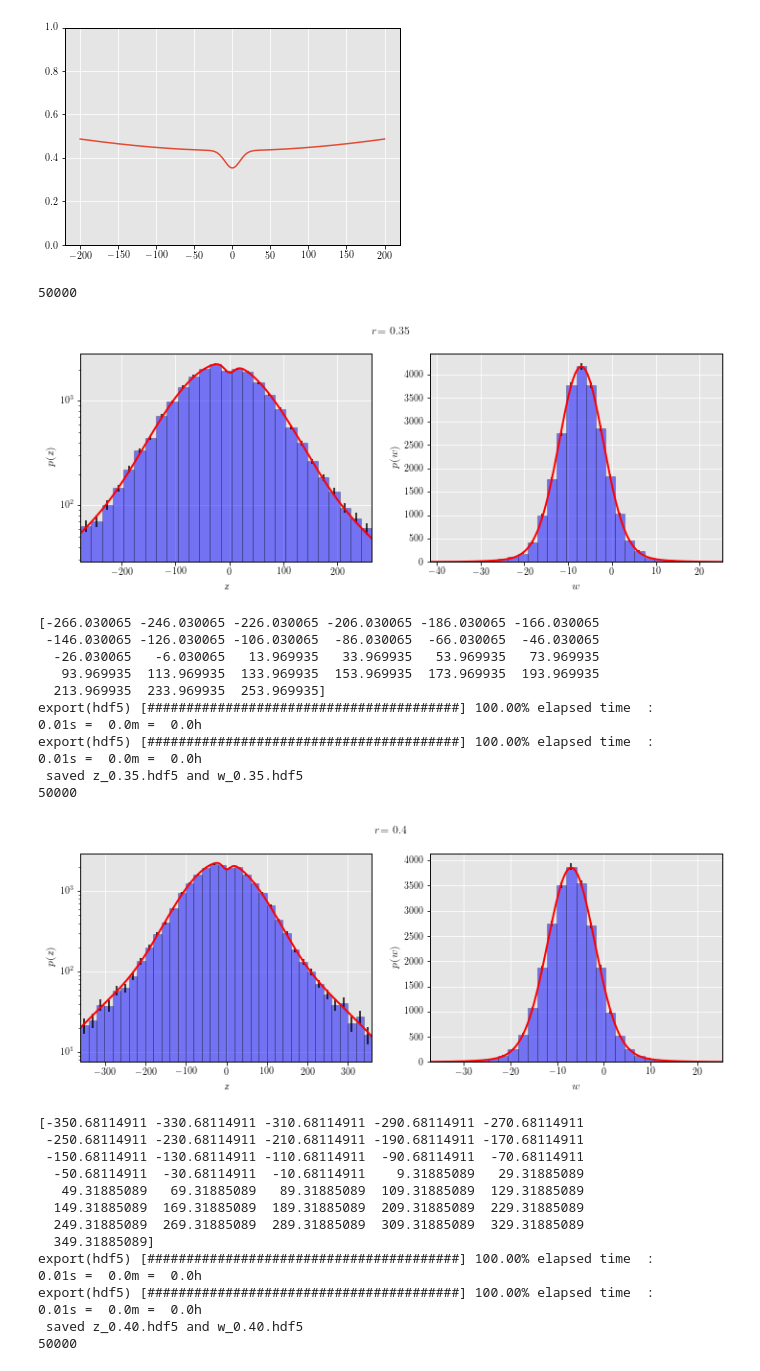
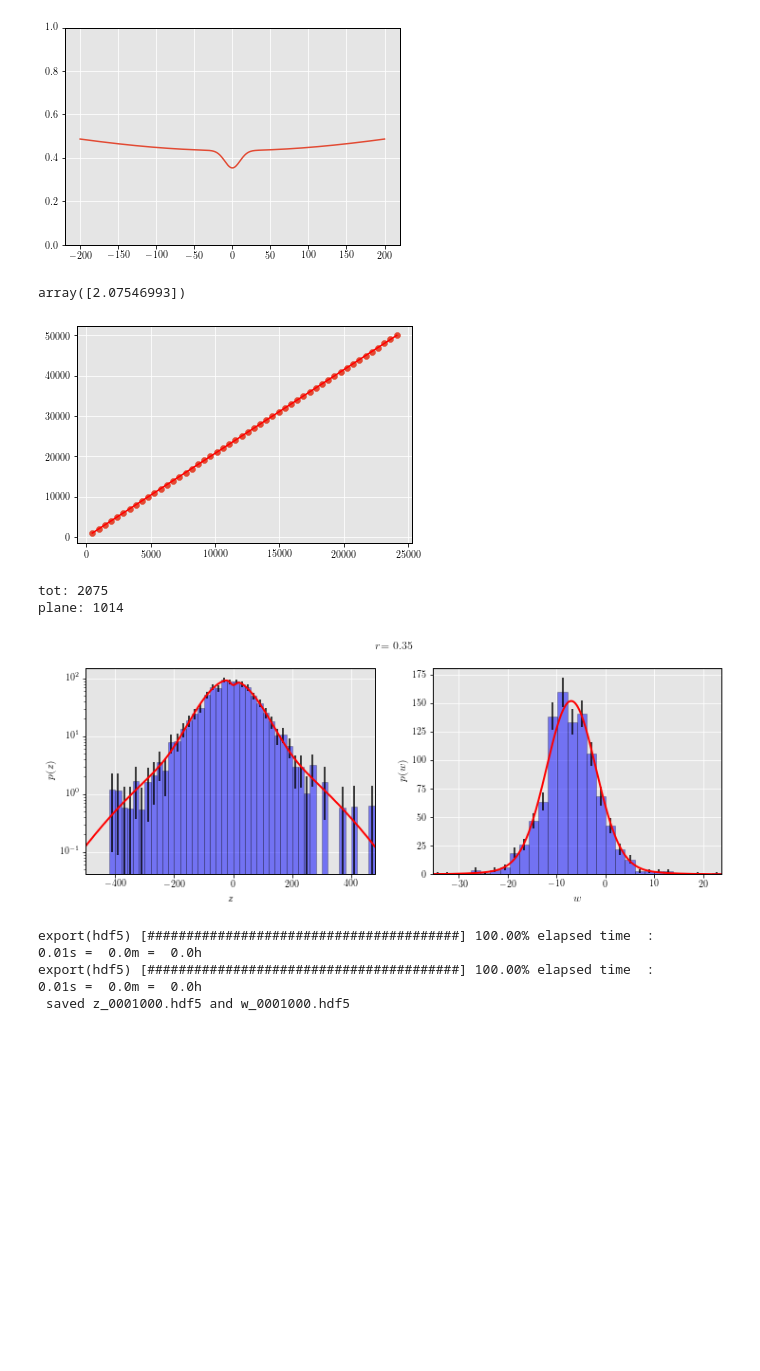
Before and after one commit to Alisyaifudin/Thesis-Project, a Jupyter notebook: 5_mcmc/6.3. mock.ipynb, the cells around one changed output. Drawn from its saved outputs; the diff is of its cells as text; code cells hidden in the pictures; blank space fills up the shorter version.

```diff
--- a/5_mcmc/6.3. mock.ipynb
+++ b/5_mcmc/6.3. mock.ipynb
@@ -209,0 +230,6 @@ run it in a script
+# %%
+baryon_dir = join(root_data_dir, "Baryon")
+baryon_dir
+# load baryons components
+df_baryon = vaex.open(join(baryon_dir, "baryon.hdf5"))
+df_baryon
@@ -210,5 +251,5 @@ run it in a script
 # %%
-chain = np.load(join(root_data_dir, "MCMC-mock", "chain.npy"))
+chain = np.load(join(root_data_dir, "MCMC-mock", "thin", "chain.npy"))
 chain.shape
 # %% [output]
 (1000000, 16, 2)
@@ -337,18 +384,29 @@ plt.ylim(0,1)
+# %%
+from scipy.optimize import curve_fit
+def line(x, a):
+    return a*x
+
+popt, _ = curve_fit(line, ns_plane, ns)
+
+plt.scatter(ns_plane, ns)
+plt.plot(ns_plane, line(ns_plane, *popt), 'r')
+popt
+# %% [output]
+array([2.07546993])
+[figure, added]
 # %%
 import vaex
 
-Nz = 50_000
-burn = 1000
-z = chain[burn:, :, 0].flatten()
-w = chain[burn:, :, 1].flatten()
-for i, zbi in enumerate(zb):
-    mask = np.abs(z) < zbi
+z = chain[:, :, 0].flatten()
+w = chain[:, :, 1].flatten()
+zb = 500
+# for i, Nw in enumerate([1000, 10_000, 100_000]):
+for i, Nw in enumerate([1000]):
+    ns = int(line(Nw, *popt))
+    mask = np.random.choice(len(z), ns)
     z_sample = z[mask]
     w_sample = w[mask]
-    index = np.random.randint(0, len(z_sample), Nz)
-    z_sample = z_sample[index]
-    w_sample = w_sample[index]
-    zedge = np.arange(-zbi, zbi, 20.)
+    zedge = np.arange(-zb, zb, 20.)
     znum, zedge = np.histogram(z_sample, bins=zedge)
     znum = znum.astype(float)
     dz = zedge[1]-zedge[0]
@@ -367,8 +425,8 @@ for i, zbi in enumerate(zb):
     area = simps(fz, zs)
     fz = fz/(area)*z_tot
 
-    zbound = 50
-    mask = np.abs(z_sample+zsun) < zbound
+    mask = np.abs(z_sample) < 50
+    nw = mask.sum()
     w_sample = w_sample[mask]
     wnum, wedge = np.histogram(w_sample, bins=30)
     wnum = wnum.astype(float)
@@ -378,59 +436,41 @@ for i, zbi in enumerate(zb):
     wnum = wnum[mask]
     wmid = wmid[mask]
     werr = np.sqrt(wnum)
     w_tot = wnum.sum()*dw
     ws = np.linspace(wedge.min(), wedge.max(), 1000)
     fw = Model.DM.fw(ws, theta)
     area = simps(fw, ws)
     fw = fw/area*w_tot
     wdata = (wmid, wnum)
 
     # plot the data
-    print(len(z_sample))
+    print("tot:", ns)
+    print("plane:", nw)
     fig, axes = plt.subplots(1, 2, figsize=(12, 4))
     axes[0].bar(zmid, znum, yerr=zerr, width=zedge[1]-zedge[0], color='b', alpha=0.5, ec="k")
     axes[0].plot(zs, fz, color='r', lw=2)
     axes[0].set_xlabel(r'$z$')
     axes[0].set_ylabel(r'$p(z)$')
     axes[0].set_xlim(zedge.min(), zedge.max())
     axes[0].set_yscale('log')
     axes[1].bar(wmid, wnum, yerr=werr, width=wedge[1]-wedge[0], color='b', alpha=0.5, ec="k")
     axes[1].plot(ws, fw, color='r', lw=2)
     axes[1].set_xlabel(r'$w$')
     axes[1].set_ylabel(r'$p(w)$')
     axes[1].set_xlim(wedge.min(), wedge.max())
     fig.suptitle(r'$r$= {}'.format(ratio[i]))
     plt.show()
     df_z = vaex.from_arrays(mid=zmid, num=znum, com=comp)
     df_w = vaex.from_arrays(mid=wmid, num=wnum)
-    print(zmid)
-    df_z.export(join(root_dir, 'Data', 'MCMC-mock', 'z', f'z_{ratio[i]:.02f}.hdf5'), progress=True)
-    df_w.export(join(root_dir, 'Data', 'MCMC-mock', 'z' , f'w_{ratio[i]:.02f}.hdf5'), progress=True)
-    print(f"saved z_{ratio[i]:.02f}.hdf5 and w_{ratio[i]:.02f}.hdf5")
+    df_z.export(join(root_dir, 'Data', 'MCMC-mock', 'thin', f'z_{Nw:07d}.hdf5'), progress=True)
+    df_w.export(join(root_dir, 'Data', 'MCMC-mock', 'thin' , f'w_{Nw:07d}.hdf5'), progress=True)
+    print(f"saved z_{Nw:07d}.hdf5 and w_{Nw:07d}.hdf5")
     # break
 df_z
 # %% [output]
-50000
+tot: 2075
+plane: 1014
-[figure, old version]
+[figure, new version]
-[-266.030065 -246.030065 -226.030065 -206.030065 -186.030065 -166.030065
- -146.030065 -126.030065 -106.030065  -86.030065  -66.030065  -46.030065
-  -26.030065   -6.030065   13.969935   33.969935   53.969935   73.969935
-   93.969935  113.969935  133.969935  153.969935  173.969935  193.969935
-  213.969935  233.969935  253.969935]
 export(hdf5) [########################################] 100.00% elapsed time  :     0.01s =  0.0m =  0.0h
 export(hdf5) [########################################] 100.00% elapsed time  :     0.01s =  0.0m =  0.0h
- saved z_0.35.hdf5 and w_0.35.hdf5
-50000
+ saved z_0001000.hdf5 and w_0001000.hdf5
-[figure, removed]
-[-350.68114911 -330.68114911 -310.68114911 -290.68114911 -270.68114911
- -250.68114911 -230.68114911 -210.68114911 -190.68114911 -170.68114911
- -150.68114911 -130.68114911 -110.68114911  -90.68114911  -70.68114911
-  -50.68114911  -30.68114911  -10.68114911    9.31885089   29.31885089
-   49.31885089   69.31885089   89.31885089  109.31885089  129.31885089
-  149.31885089  169.31885089  189.31885089  209.31885089  229.31885089
-  249.31885089  269.31885089  289.31885089  309.31885089  329.31885089
-  349.31885089]
-export(hdf5) [########################################] 100.00% elapsed time  :     0.01s =  0.0m =  0.0h
-export(hdf5) [########################################] 100.00% elapsed time  :     0.01s =  0.0m =  0.0h
- saved z_0.40.hdf5 and w_0.40.hdf5
-50000
```
Also changed, not shown: parts of 19 cells of this notebook, 20 other files.
